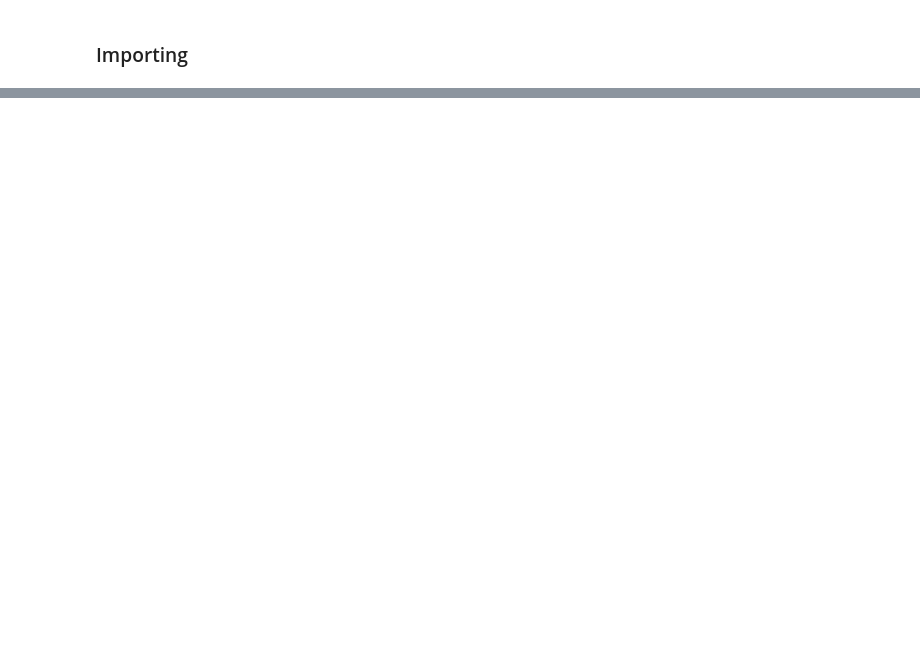
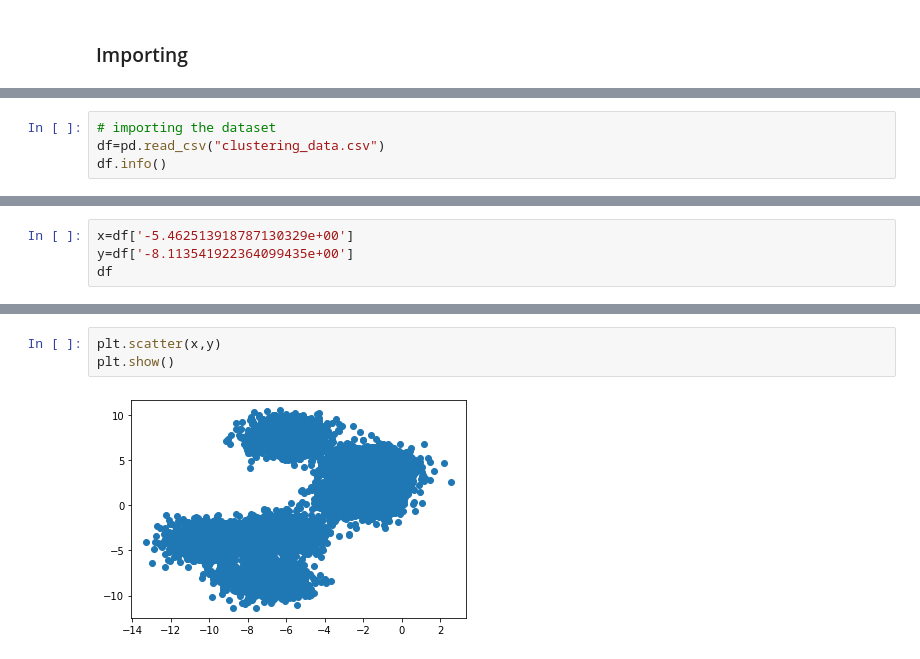
Before and after one commit to BennacerAmine/CLA, a Jupyter notebook: Unit 3/Homeworks/Clustering Homework/HM.ipynb, the cells around one changed output, grey strips where cells are left out. Cells and saved outputs as stored; diff of their text form; blank space fills up the shorter version.

```diff
--- a/Unit 3/Homeworks/Clustering Homework/HM.ipynb
+++ b/Unit 3/Homeworks/Clustering Homework/HM.ipynb
@@ -89,0 +7,4 @@ We should also note that all our classifiers are very precise with an accuracy o
+# %%
+# importing the dataset
+df=pd.read_csv("clustering_data.csv")
+df.info()
@@ -89,0 +21,4 @@ We should also note that all our classifiers are very precise with an accuracy o
+# %%
+x=df['-5.462513918787130329e+00']
+y=df['-8.113541922364099435e+00']
+df
@@ -89,0 +39,5 @@ We should also note that all our classifiers are very precise with an accuracy o
+# %%
+plt.scatter(x,y)
+plt.show()
+# %% [output]
+[figure, added]
```
Also changed, not shown: parts of 27 cells of this notebook, 1 other file.
